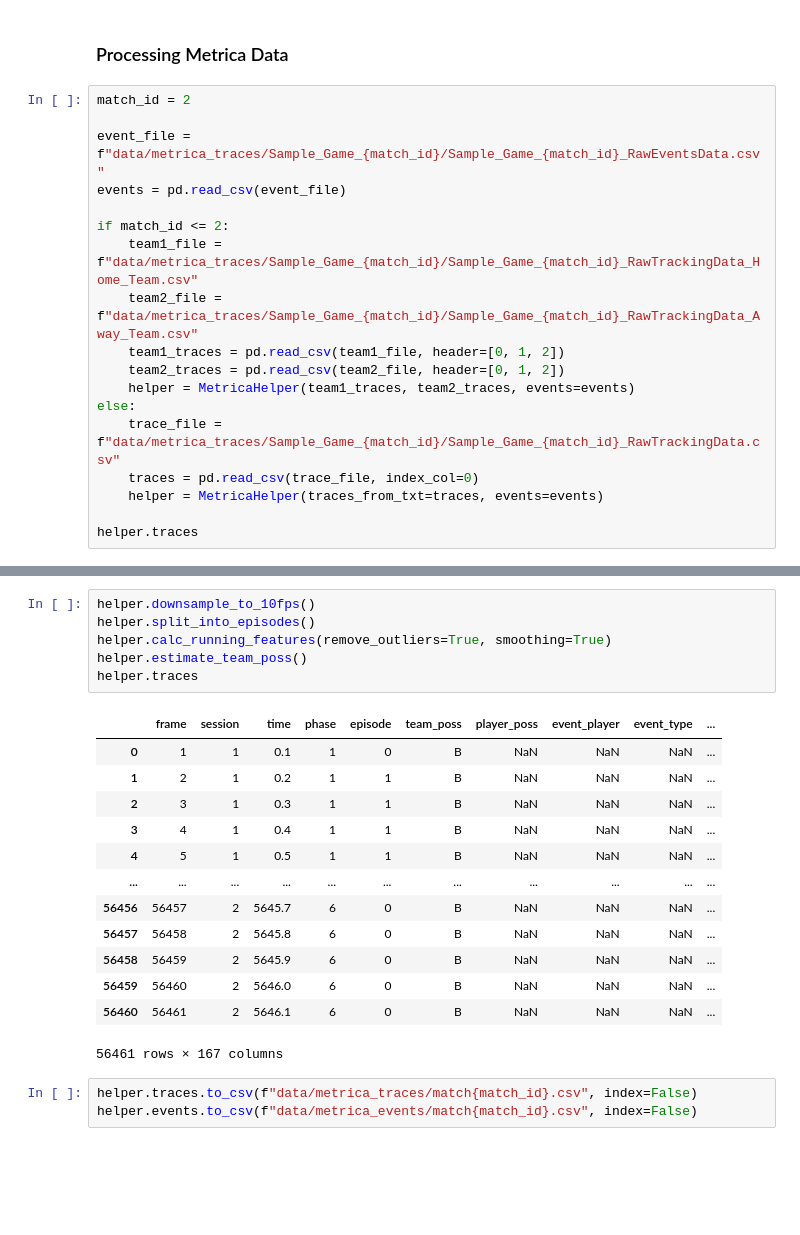
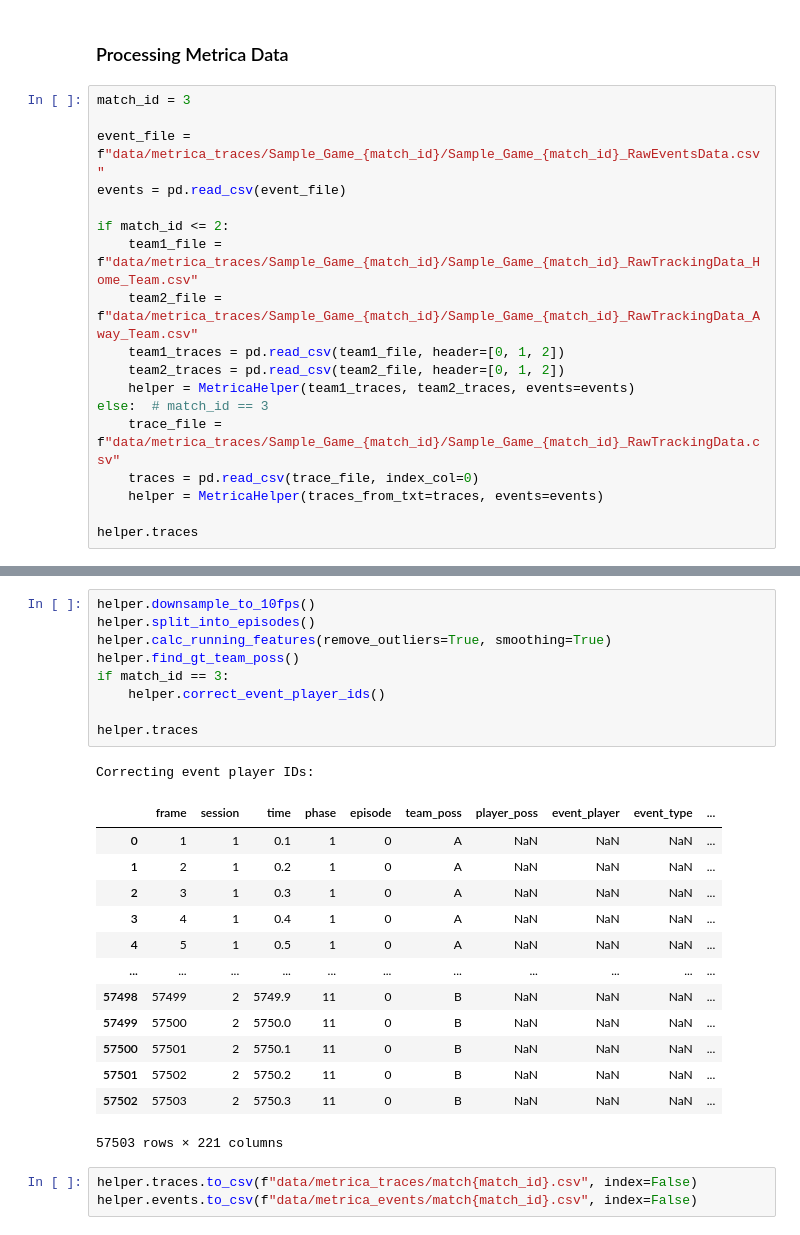
Before and after one commit to pientist/ballradar, a Jupyter notebook: datatools/metrica_data_processing.ipynb, the cells around one changed output, grey strips where cells are left out. Drawn from its saved outputs; the diff is of its cells as text; blank space fills up the shorter version.

Commit message:
✨ Create MetricaHelper.correct_event_player_ids

```diff
--- a/datatools/metrica_data_processing.ipynb
+++ b/datatools/metrica_data_processing.ipynb
@@ -156,7 +156,7 @@ traces.to_csv(f"data/metrica_traces/Sample_Game_3/Sample_Game_3_RawTrackingData.
 # %% [markdown]
 ### Processing Metrica Data
 # %%
-match_id = 2
+match_id = 3
 
 event_file = f"data/metrica_traces/Sample_Game_{match_id}/Sample_Game_{match_id}_RawEventsData.csv"
 events = pd.read_csv(event_file)
@@ -167,7 +167,7 @@ if match_id <= 2:
     team1_traces = pd.read_csv(team1_file, header=[0, 1, 2])
     team2_traces = pd.read_csv(team2_file, header=[0, 1, 2])
     helper = MetricaHelper(team1_traces, team2_traces, events=events)
-else:
+else:  # match_id == 3
     trace_file = f"data/metrica_traces/Sample_Game_{match_id}/Sample_Game_{match_id}_RawTrackingData.csv"
     traces = pd.read_csv(trace_file, index_col=0)
     helper = MetricaHelper(traces_from_txt=traces, events=events)
@@ -203,23 +208,27 @@ helper.phase_records
 # %%
 helper.downsample_to_10fps()
 helper.split_into_episodes()
 helper.calc_running_features(remove_outliers=True, smoothing=True)
-helper.estimate_team_poss()
+helper.find_gt_team_poss()
+if match_id == 3:
+    helper.correct_event_player_ids()
+
 helper.traces
 # %% [output]
+Correcting event player IDs:
 |  | frame | session | time | phase | episode | team_poss | player_poss | event_player | event_type | ... |
-| 0 | 1 | 1 | 0.1 | 1 | 0 | B | NaN | NaN | NaN | ... |
-| 1 | 2 | 1 | 0.2 | 1 | 1 | B | NaN | NaN | NaN | ... |
-| 2 | 3 | 1 | 0.3 | 1 | 1 | B | NaN | NaN | NaN | ... |
-| 3 | 4 | 1 | 0.4 | 1 | 1 | B | NaN | NaN | NaN | ... |
-| 4 | 5 | 1 | 0.5 | 1 | 1 | B | NaN | NaN | NaN | ... |
+| 0 | 1 | 1 | 0.1 | 1 | 0 | A | NaN | NaN | NaN | ... |
+| 1 | 2 | 1 | 0.2 | 1 | 0 | A | NaN | NaN | NaN | ... |
+| 2 | 3 | 1 | 0.3 | 1 | 0 | A | NaN | NaN | NaN | ... |
+| 3 | 4 | 1 | 0.4 | 1 | 0 | A | NaN | NaN | NaN | ... |
+| 4 | 5 | 1 | 0.5 | 1 | 0 | A | NaN | NaN | NaN | ... |
 | ... | ... | ... | ... | ... | ... | ... | ... | ... | ... | ... |
-| 56456 | 56457 | 2 | 5645.7 | 6 | 0 | B | NaN | NaN | NaN | ... |
-| 56457 | 56458 | 2 | 5645.8 | 6 | 0 | B | NaN | NaN | NaN | ... |
-| 56458 | 56459 | 2 | 5645.9 | 6 | 0 | B | NaN | NaN | NaN | ... |
-| 56459 | 56460 | 2 | 5646.0 | 6 | 0 | B | NaN | NaN | NaN | ... |
-| 56460 | 56461 | 2 | 5646.1 | 6 | 0 | B | NaN | NaN | NaN | ... |
+| 57498 | 57499 | 2 | 5749.9 | 11 | 0 | B | NaN | NaN | NaN | ... |
+| 57499 | 57500 | 2 | 5750.0 | 11 | 0 | B | NaN | NaN | NaN | ... |
+| 57500 | 57501 | 2 | 5750.1 | 11 | 0 | B | NaN | NaN | NaN | ... |
+| 57501 | 57502 | 2 | 5750.2 | 11 | 0 | B | NaN | NaN | NaN | ... |
+| 57502 | 57503 | 2 | 5750.3 | 11 | 0 | B | NaN | NaN | NaN | ... |
-56461 rows × 167 columns
+57503 rows × 221 columns
 # %%
 helper.traces.to_csv(f"data/metrica_traces/match{match_id}.csv", index=False)
 helper.events.to_csv(f"data/metrica_events/match{match_id}.csv", index=False)
```
Also changed, not shown: parts of 3 cells of this notebook, 3 other files.
